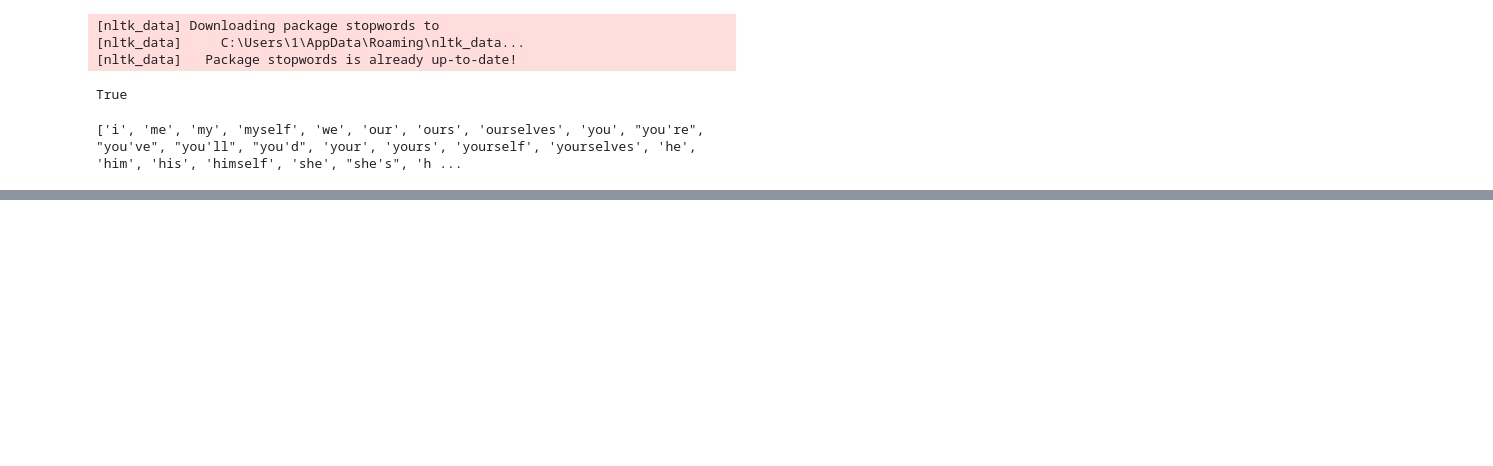
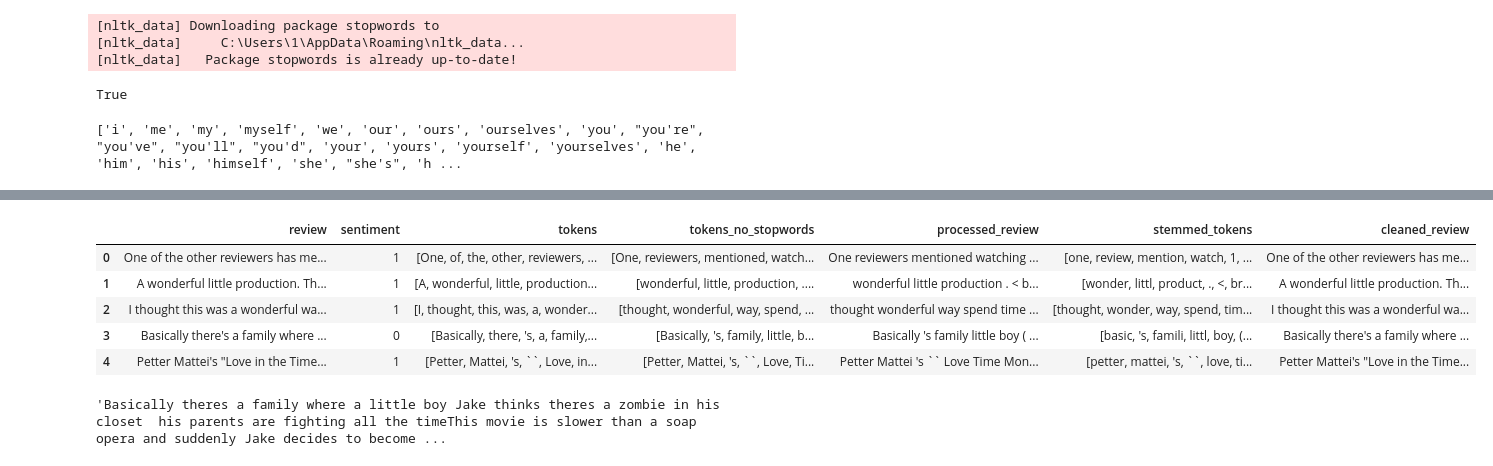
Before and after one commit to Olgameneg/Menegakio, a Jupyter notebook: Menegakio.ipynb, the cells around one changed output, grey strips where cells are left out. Saved outputs shown, nothing was run; the diff lists cells and outputs as text; code cells hidden in the pictures; blank space fills up the shorter version.

```diff
--- a/Menegakio.ipynb
+++ b/Menegakio.ipynb
@@ -171,0 +225,6 @@ stop_words.remove("not") #remove "not"
+# %%
+def apply_stemming(tokens):
+    stemmed_tokens = [porter.stem(token) for token in tokens]
+    return stemmed_tokens
+# %%
+df['stemmed_tokens'] = df['tokens_no_stopwords'].apply(apply_stemming)
@@ -171,0 +260,6 @@ stop_words.remove("not") #remove "not"
+# %%
+def rem_tags(text):
+    cleaned = re.sub("<.*?>", "", text)
+    return cleaned
+# %%
+df['cleaned_review'] = df['review'].apply(rem_tags)
@@ -171,0 +300,9 @@ stop_words.remove("not") #remove "not"
+# %%
+df.head()
+# %% [output]
+|  | review | sentiment | tokens | tokens_no_stopwords | processed_review | stemmed_tokens | cleaned_review |
+| 0 | One of the other reviewers has me... | 1 | [One, of, the, other, reviewers, ... | [One, reviewers, mentioned, watch... | One reviewers mentioned watching ... | [one, review, mention, watch, 1, ... | One of the other reviewers has me... |
+| 1 | A wonderful little production. Th... | 1 | [A, wonderful, little, production... | [wonderful, little, production, .... | wonderful little production . < b... | [wonder, littl, product, ., <, br... | A wonderful little production. Th... |
+| 2 | I thought this was a wonderful wa... | 1 | [I, thought, this, was, a, wonder... | [thought, wonderful, way, spend, ... | thought wonderful way spend time ... | [thought, wonder, way, spend, tim... | I thought this was a wonderful wa... |
+| 3 | Basically there's a family where ... | 0 | [Basically, there, 's, a, family,... | [Basically, 's, family, little, b... | Basically 's family little boy ( ... | [basic, 's, famili, littl, boy, (... | Basically there's a family where ... |
+| 4 | Petter Mattei's "Love in the Time... | 1 | [Petter, Mattei, 's, ``, Love, in... | [Petter, Mattei, 's, ``, Love, Ti... | Petter Mattei 's `` Love Time Mon... | [petter, mattei, 's, ``, love, ti... | Petter Mattei's "Love in the Time... |
@@ -171,0 +316,4 @@ stop_words.remove("not") #remove "not"
+# %%
+df['review'][3]
+# %% [output]
+'Basically theres a family where a little boy Jake thinks theres a zombie in his closet  his parents are fighting all the timeThis movie is slower than a soap opera and suddenly Jake decides to become ...
```
Also changed, not shown: parts of 28 cells of this notebook.
